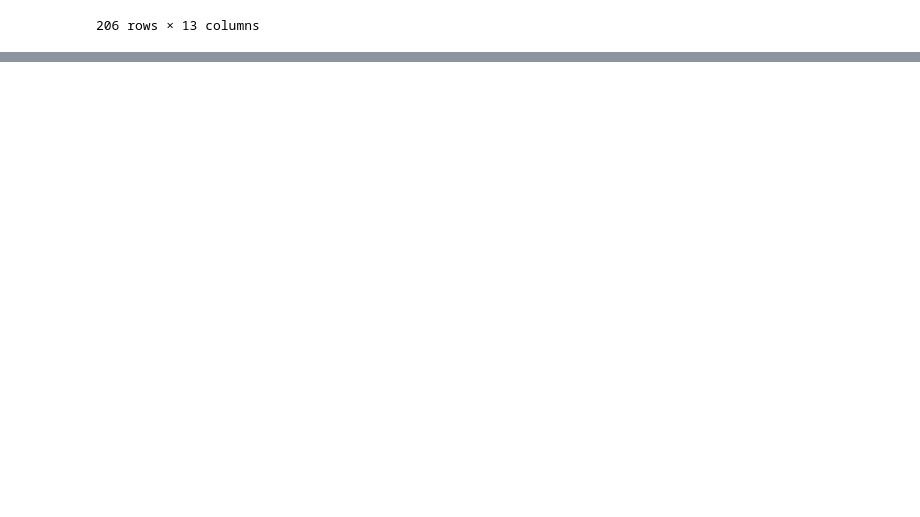
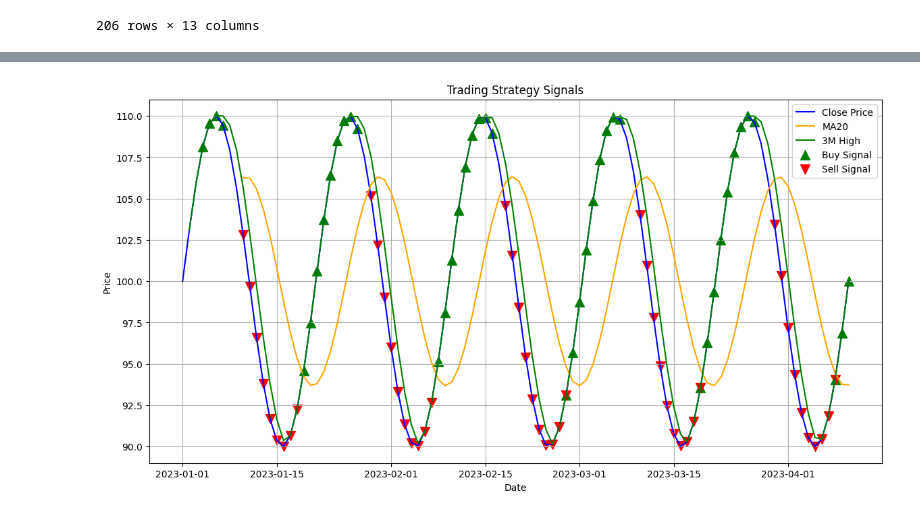
Before and after one commit to dreyhsu/TWSectorScreener, a Jupyter notebook: new_high_seasonal.ipynb, the cells around one changed output, grey strips where cells are left out. Saved outputs shown, nothing was run; the diff lists cells and outputs as text; code cells hidden in the pictures; blank space fills up the shorter version.

```diff
--- a/new_high_seasonal.ipynb
+++ b/new_high_seasonal.ipynb
@@ -132,0 +76,3 @@ demo_results.tail(20)
+# %%
+stock_data = data['AAPL'][['Adj Close']].rename(columns = {'Adj Close':'Close'})
+stock_data['2022-10-25':]
@@ -132,0 +605,26 @@ demo_results.tail(20)
+# %%
+import matplotlib.pyplot as plt
+
+# Plot Close Price, MA20, and 3M_High
+plt.figure(figsize=(14,7))
+
+plt.plot(stock_data.index, stock_data['Close'], label='Close Price', color='blue')
+plt.plot(stock_data.index, stock_data['MA20'], label='MA20', color='orange')
+plt.plot(stock_data.index, stock_data['3M_High'], label='3M High', color='green')
+
+# Plot buy signals
+buy_signals = stock_data[stock_data['Buy_Signal'] == True]
+plt.scatter(buy_signals.index, buy_signals['Close'], marker='^', color='green', label='Buy Signal', s=100)
+
+# Plot sell signals
+sell_signals = stock_data[stock_data['Sell_Signal'] == True]
+plt.scatter(sell_signals.index, sell_signals['Close'], marker='v', color='red', label='Sell Signal', s=100)
+
+plt.title('Trading Strategy Signals')
+plt.xlabel('Date')
+plt.ylabel('Price')
+plt.legend()
+plt.grid()
+plt.show()
+# %% [output]
+[figure, added]
```
Also changed, not shown: parts of 7 cells of this notebook, 4 other files.
